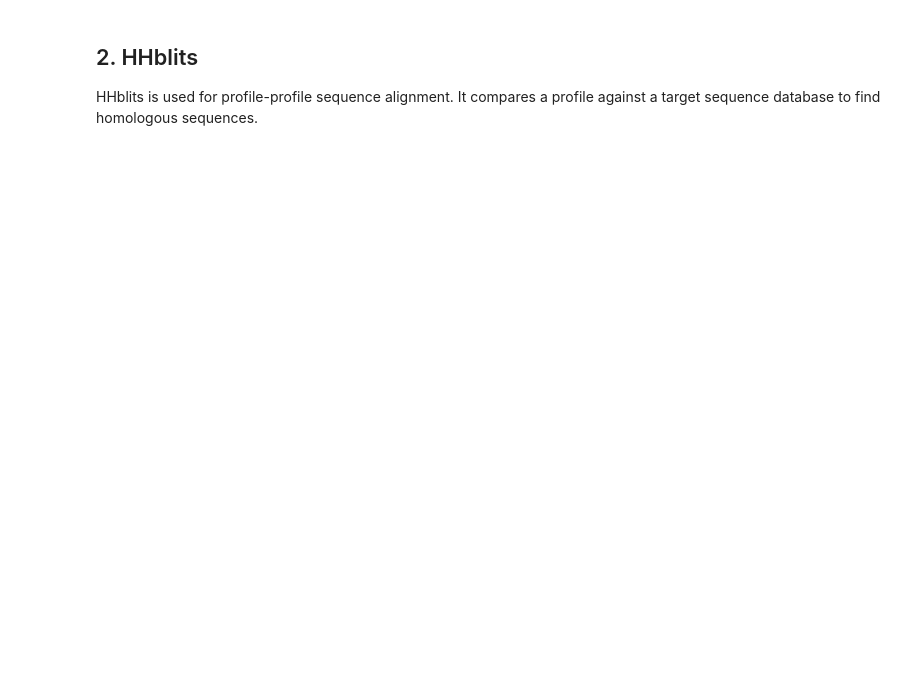
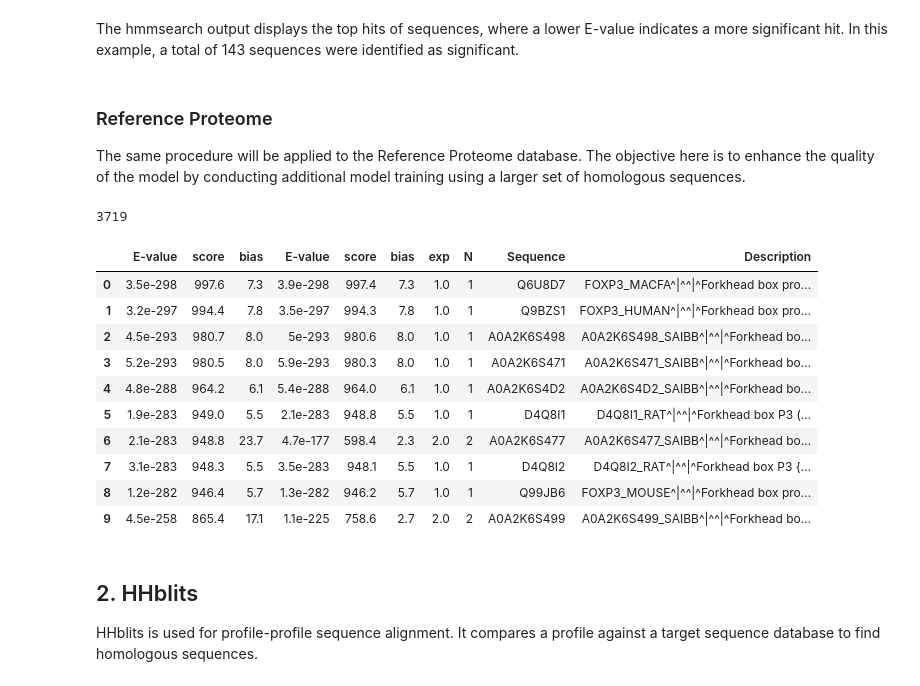
Before and after one commit to AlyaHarvelle/HMMER, a Jupyter notebook: HMM.ipynb, the cells around one changed output. Cells and saved outputs as stored; diff of their text form; code cells hidden in the pictures; blank space fills up the shorter version.

```diff
--- a/HMM.ipynb
+++ b/HMM.ipynb
@@ -91,0 +97,6 @@ Error: Failed to open sequence file /db/uniprot/uniref90.fasta for reading
+# %% [markdown]
+The hmmsearch output displays the top hits of sequences, where a lower E-value indicates a more significant hit. In this example, a total of 143 sequences were identified as significant.
+# %% [markdown]
+### Reference Proteome
+
+The same procedure will be applied to the Reference Proteome database. The objective here is to enhance the quality of the model by conducting additional model training using a larger set of homologous sequences.
@@ -92,3 +106,34 @@ Error: Failed to open sequence file /db/uniprot/uniref90.fasta for reading
+# %%
+with open('hmmsearch_rp.txt', 'r') as file:
+    lines = file.readlines()
+
+# Extract the column names
+column_names = lines[12].split()
+inclusion_threshold_index = lines.index('  ------ inclusion threshold ------\n')
+
+# Extract the data rows
+data_rows = [line.split() for line in lines[14:inclusion_threshold_index]]
+data_rows = [row[:9] + [' '.join(row[9:])] for row in data_rows]
+
+# Create the DataFrame
+stats_rp = pd.DataFrame(data_rows, columns=column_names)
+len(stats_rp)
+# %% [output]
+3719
+# %%
+stats_rp.head(10)
+# %% [output]
+|  | E-value | score | bias | E-value | score | bias | exp | N | Sequence | Description |
+| 0 | 3.5e-298 | 997.6 | 7.3 | 3.9e-298 | 997.4 | 7.3 | 1.0 | 1 | Q6U8D7 | FOXP3_MACFA^|^^|^Forkhead box pro... |
+| 1 | 3.2e-297 | 994.4 | 7.8 | 3.5e-297 | 994.3 | 7.8 | 1.0 | 1 | Q9BZS1 | FOXP3_HUMAN^|^^|^Forkhead box pro... |
+| 2 | 4.5e-293 | 980.7 | 8.0 | 5e-293 | 980.6 | 8.0 | 1.0 | 1 | A0A2K6S498 | A0A2K6S498_SAIBB^|^^|^Forkhead bo... |
+| 3 | 5.2e-293 | 980.5 | 8.0 | 5.9e-293 | 980.3 | 8.0 | 1.0 | 1 | A0A2K6S471 | A0A2K6S471_SAIBB^|^^|^Forkhead bo... |
+| 4 | 4.8e-288 | 964.2 | 6.1 | 5.4e-288 | 964.0 | 6.1 | 1.0 | 1 | A0A2K6S4D2 | A0A2K6S4D2_SAIBB^|^^|^Forkhead bo... |
+| 5 | 1.9e-283 | 949.0 | 5.5 | 2.1e-283 | 948.8 | 5.5 | 1.0 | 1 | D4Q8I1 | D4Q8I1_RAT^|^^|^Forkhead box P3 (... |
+| 6 | 2.1e-283 | 948.8 | 23.7 | 4.7e-177 | 598.4 | 2.3 | 2.0 | 2 | A0A2K6S477 | A0A2K6S477_SAIBB^|^^|^Forkhead bo... |
+| 7 | 3.1e-283 | 948.3 | 5.5 | 3.5e-283 | 948.1 | 5.5 | 1.0 | 1 | D4Q8I2 | D4Q8I2_RAT^|^^|^Forkhead box P3 {... |
+| 8 | 1.2e-282 | 946.4 | 5.7 | 1.3e-282 | 946.2 | 5.7 | 1.0 | 1 | Q99JB6 | FOXP3_MOUSE^|^^|^Forkhead box pro... |
+| 9 | 4.5e-258 | 865.4 | 17.1 | 1.1e-225 | 758.6 | 2.7 | 2.0 | 2 | A0A2K6S499 | A0A2K6S499_SAIBB^|^^|^Forkhead bo... |
 # %% [markdown]
 ## 2. HHblits
 
```
Also changed, not shown: parts of 23 cells of this notebook.
